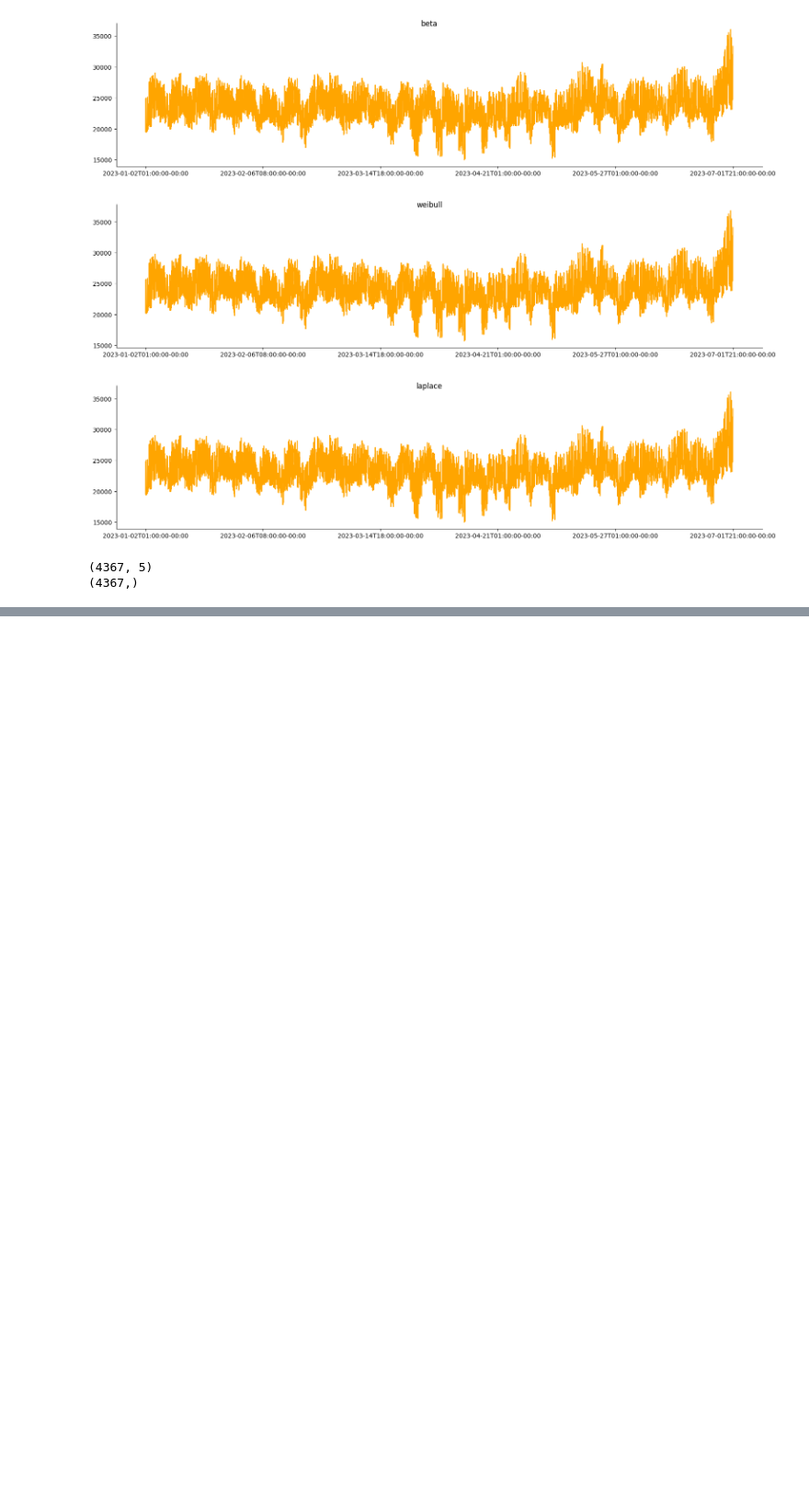
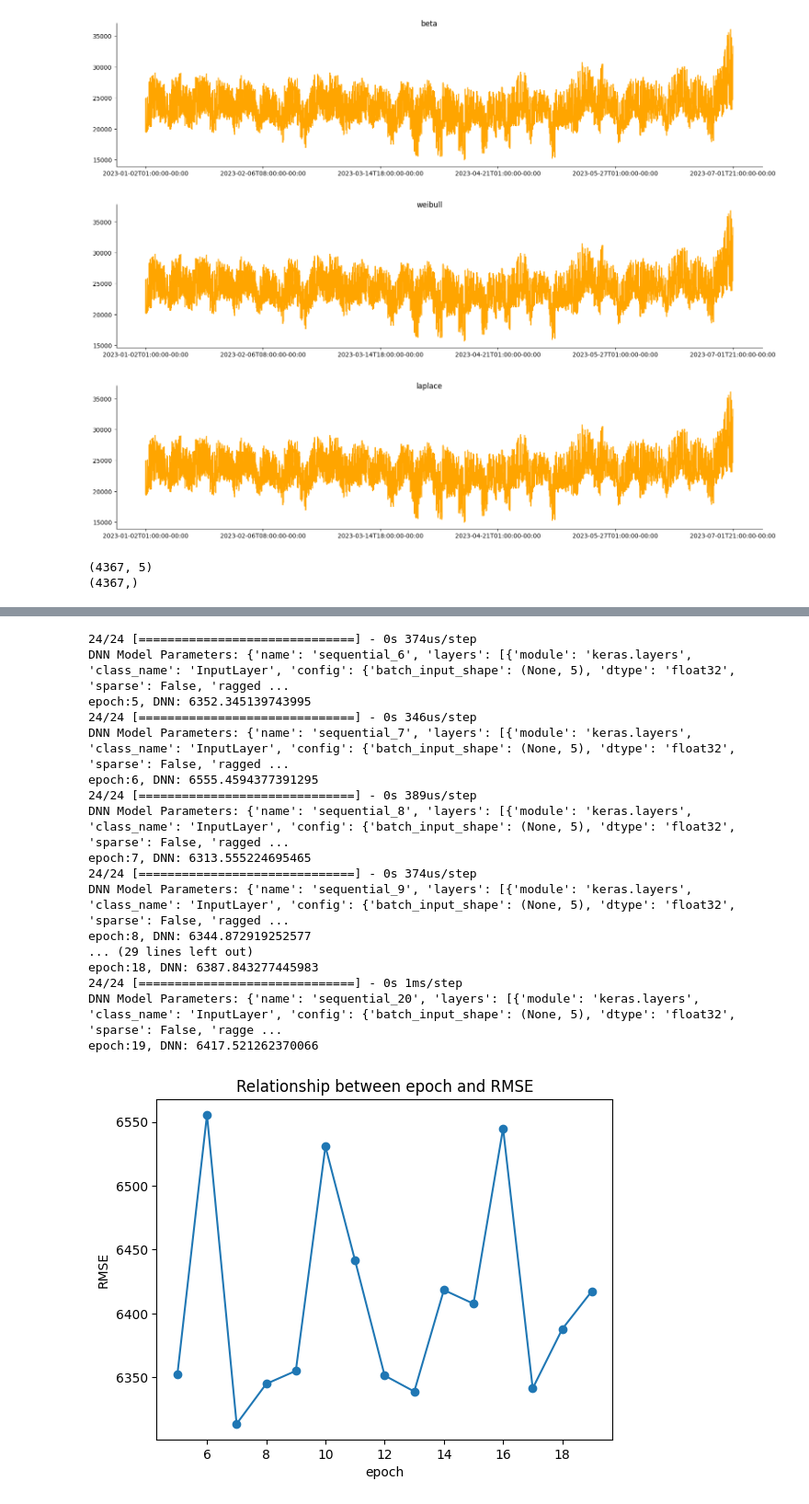
Before and after one commit to janghl/Siemens-Privacy-in-Reinforcement-Learning, a Jupyter notebook: demand.ipynb, the cells around one changed output, grey strips where cells are left out. Shown at 92% size. Saved outputs shown, nothing was run; the diff lists cells and outputs as text; code cells hidden in the pictures; blank space fills up the shorter version.

```diff
--- a/demand.ipynb
+++ b/demand.ipynb
@@ -404,3 +460,36 @@ epoch:500, DNN: 6669.537353701411
+# %%
+epoch_set = []
+rmse_set = []
+for epoch in range(5,20):
+  rmse_DNN, Y_pred_DNN = DNN(X_train, Y_train, X_val, Y_val, epoch)
+  print(f"epoch:{epoch}, DNN: {rmse_DNN}")
+  epoch_set.append(epoch)
+  rmse_set.append(rmse_DNN)
+
+plt.plot(epoch_set, rmse_set, marker='o')
+plt.xlabel('epoch')
+plt.ylabel('RMSE')
+plt.title('Relationship between epoch and RMSE')
+plt.show()
+# %% [output]
+24/24 [==============================] - 0s 374us/step
+DNN Model Parameters: {'name': 'sequential_6', 'layers': [{'module': 'keras.layers', 'class_name': 'InputLayer', 'config': {'batch_input_shape': (None, 5), 'dtype': 'float32', 'sparse': False, 'ragged ...
+epoch:5, DNN: 6352.345139743995
+24/24 [==============================] - 0s 346us/step
+DNN Model Parameters: {'name': 'sequential_7', 'layers': [{'module': 'keras.layers', 'class_name': 'InputLayer', 'config': {'batch_input_shape': (None, 5), 'dtype': 'float32', 'sparse': False, 'ragged ...
+epoch:6, DNN: 6555.4594377391295
+24/24 [==============================] - 0s 389us/step
+DNN Model Parameters: {'name': 'sequential_8', 'layers': [{'module': 'keras.layers', 'class_name': 'InputLayer', 'config': {'batch_input_shape': (None, 5), 'dtype': 'float32', 'sparse': False, 'ragged ...
+epoch:7, DNN: 6313.555224695465
+24/24 [==============================] - 0s 374us/step
+DNN Model Parameters: {'name': 'sequential_9', 'layers': [{'module': 'keras.layers', 'class_name': 'InputLayer', 'config': {'batch_input_shape': (None, 5), 'dtype': 'float32', 'sparse': False, 'ragged ...
+epoch:8, DNN: 6344.872919252577
+... (29 lines left out)
+epoch:18, DNN: 6387.843277445983
+24/24 [==============================] - 0s 1ms/step
+DNN Model Parameters: {'name': 'sequential_20', 'layers': [{'module': 'keras.layers', 'class_name': 'InputLayer', 'config': {'batch_input_shape': (None, 5), 'dtype': 'float32', 'sparse': False, 'ragge ...
+epoch:19, DNN: 6417.521262370066
+[figure, added]
 # %%
 rmse_LR, Y_pred_LR = LR(X_train, Y_train, X_val, Y_val)
 print(f"LR: {rmse_LR}")
```
Also changed, not shown: parts of 12 cells of this notebook.
